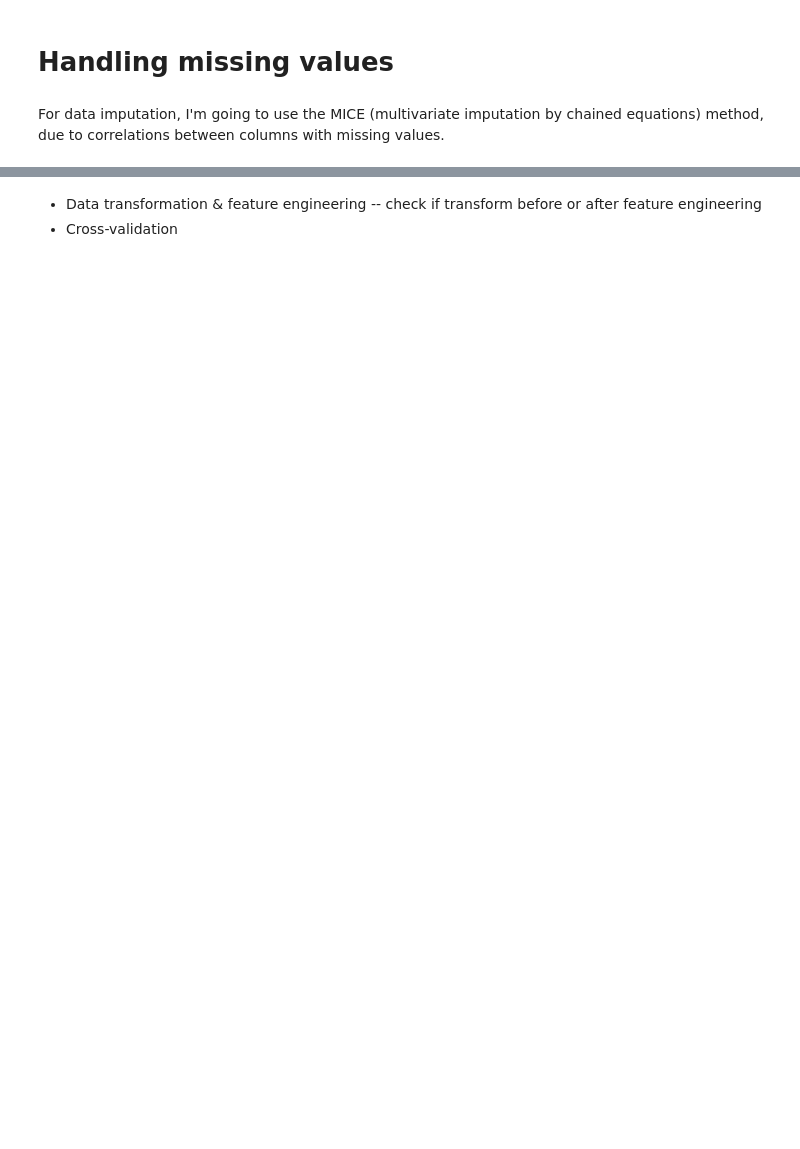
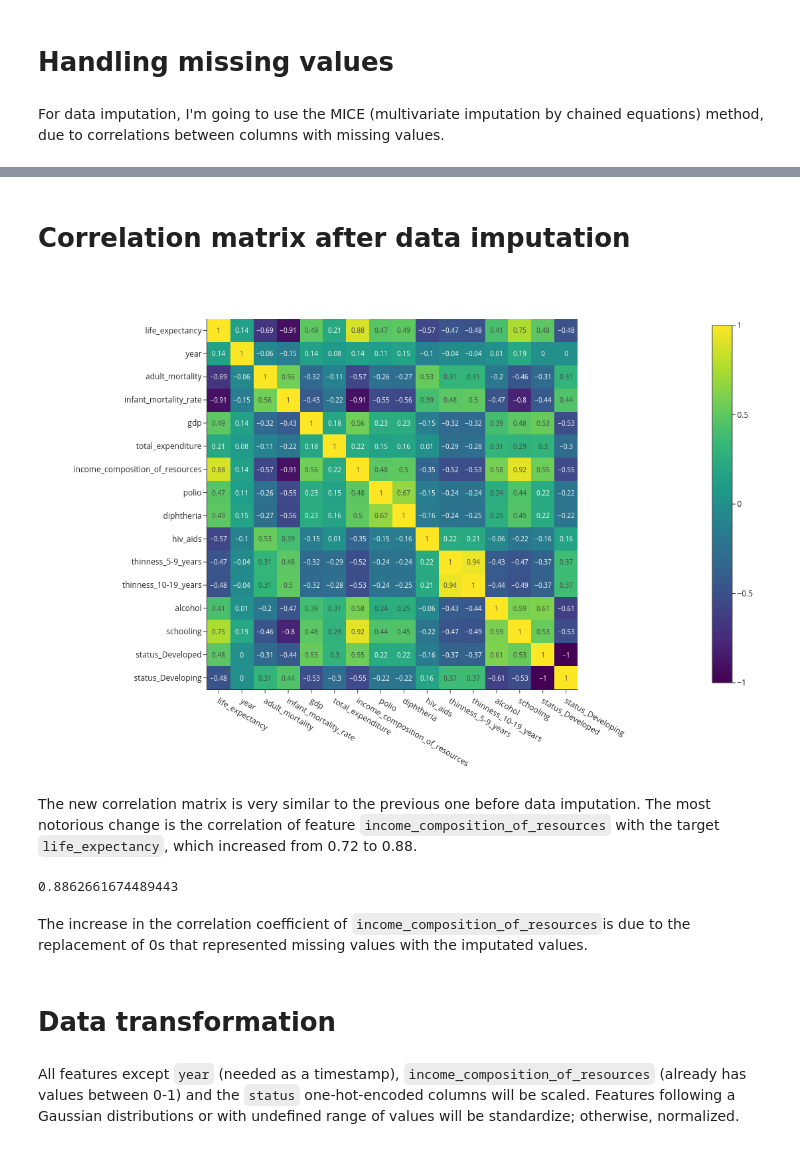
Before and after one commit to LaboraTORIbio/life_expectancy_prediction, a Jupyter notebook: life_expectancy.ipynb, the cells around one changed output, grey strips where cells are left out. Saved outputs shown, nothing was run; the diff lists cells and outputs as text; code cells hidden in the pictures; blank space fills up the shorter version.

```diff
--- a/life_expectancy.ipynb
+++ b/life_expectancy.ipynb
@@ -520,4 +530,27 @@ status_Developing        0
 dtype: int64
-# %% [markdown]
-* Data transformation & feature engineering -- check if transform before or after feature engineering
-* Cross-validation
+# %% [markdown]
+# Correlation matrix after data imputation
+# %%
+cols_numerical = df_train.select_dtypes(include=['int64', 'float64']).columns
+df_numerical = df_train.loc[:, cols_numerical]
+df_numerical = pd.concat([y_train, df_numerical], axis=1)
+corr_matrix = df_numerical.corr()
+# %%
+fig = px.imshow(corr_matrix.round(2), text_auto=True)
+fig.update_layout(height=750, width=1100)
+fig.show()
+# %% [output]
+[figure, added]
+# %% [markdown]
+The new correlation matrix is very similar to the previous one before data imputation. The most notorious change is the correlation of feature `income_composition_of_resources` with the target `life_expectancy`, which increased from 0.72 to 0.88.
+# %%
+df_no_zeros = df[(df.loc[:, 'income_composition_of_resources'] > 0) & (df.loc[:, 'year'] < 2013)]
+df_no_zeros['income_composition_of_resources'].corr(df_no_zeros['life_expectancy'])
+# %% [output]
+0.8862661674489443
+# %% [markdown]
+The increase in the correlation coefficient of `income_composition_of_resources`is due to the replacement of 0s that represented missing values with the imputated values.
+# %% [markdown]
+# Data transformation
+# %% [markdown]
+All features except `year` (needed as a timestamp), `income_composition_of_resources` (already has values between 0-1) and the `status` one-hot-encoded columns will be scaled. Features following a Gaussian distributions or with undefined range of values will be standardize; otherwise, normalized.
```
Also changed, not shown: parts of 24 cells of this notebook.
